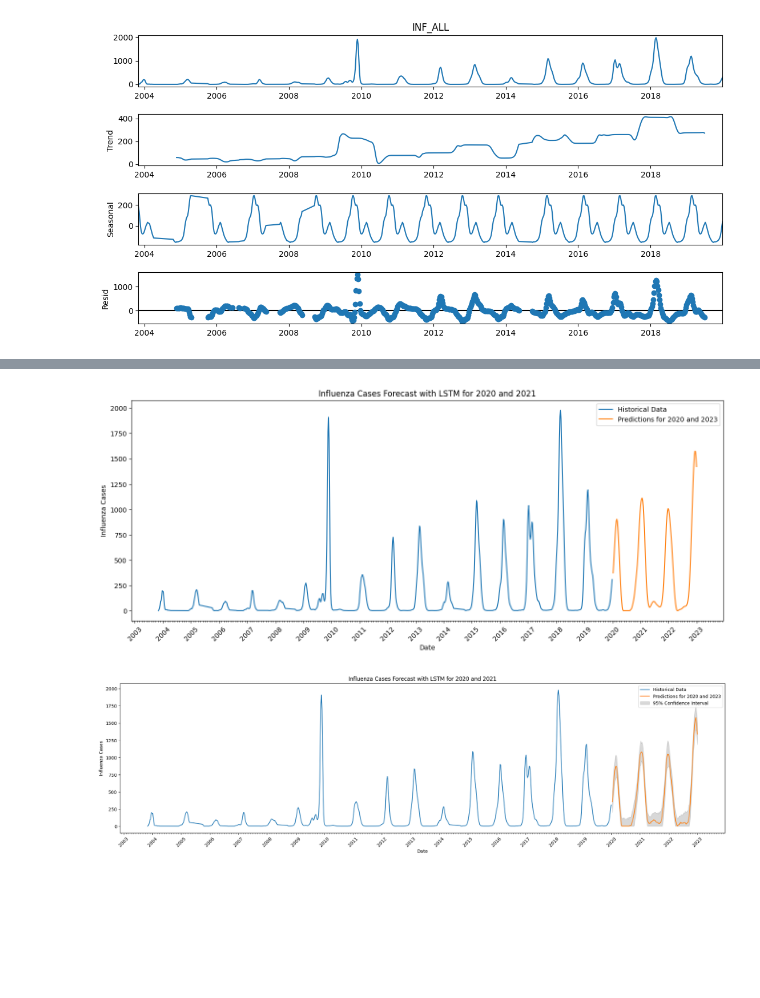
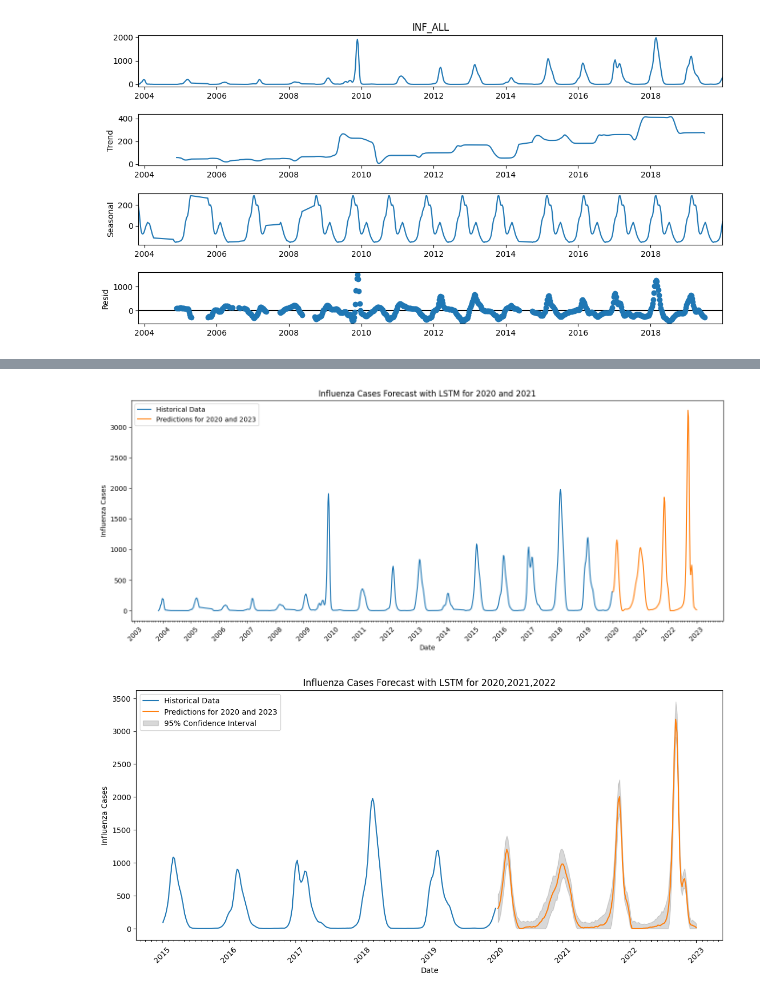
Before and after one commit to jramey2016/Computer-Epi-Project, a Jupyter notebook: Sweden-Data-And-Models/Forecast-Model-Sweden/Sweden_2000_to_2019_Forecast.ipynb, the cells around one changed output, grey strips where cells are left out. Drawn from its saved outputs; the diff is of its cells as text; code cells hidden in the pictures; blank space fills up the shorter version.

```diff
--- a/Sweden-Data-And-Models/Forecast-Model-Sweden/Sweden_2000_to_2019_Forecast.ipynb
+++ b/Sweden-Data-And-Models/Forecast-Model-Sweden/Sweden_2000_to_2019_Forecast.ipynb
@@ -74,12 +74,11 @@ def train_lstm_model(data, look_back, epochs, batch_size):
     model.add(LSTM(100, input_shape=(1, look_back)))
     model.add(Dropout(0.2))
     model.add(Dense(1))
-    model.compile(loss='mean_squared_error', optimizer='adam')
+    model.compile(loss='mean_absolute_error', optimizer='adam')
 
     # Train the model
-    early_stopping = EarlyStopping(monitor='val_loss', patience=10)
-    model.fit(train_x, train_y, epochs=epochs, batch_size=batch_size, validation_data=(test_x, test_y),
-              callbacks=[early_stopping], verbose=0) # Set verbose to 1 to see validation error.
+    # early_stopping = EarlyStopping(monitor='val_loss', patience=10)
+    model.fit(train_x, train_y, epochs=epochs, batch_size=batch_size, validation_data=(test_x, test_y), verbose=0)
 
     # Make predictions
     train_predict = model.predict(train_x)
@@ -128,7 +127,7 @@ plt.show()
 # %%
 # Train the LSTM model
 look_back = 104
-epochs = 50
+epochs = 150
 batch_size = 64
 lstm_model, scaler, train_predict, test_predict, train_y, test_y = train_lstm_model(
     data, look_back, epochs, batch_size
@@ -185,9 +233,9 @@ plt.xticks(rotation=45)
 
 plt.show()
 # %% [output]
-[figure, old version]
+[figure, new version]
 # %%
-def predict_future(model, scaler, data, look_back, num_weeks, num_simulations=100, noise_std=0.05):
+def predict_future(model, scaler, data, look_back, num_weeks, num_simulations=25, noise_std=0.05):
     future_predictions = []
     input_data = data[-look_back:]
 
@@ -217,34 +265,35 @@ def predict_future(model, scaler, data, look_back, num_weeks, num_simulations=10
 
     return future_predictions
 
 
 # Make predictions for 2020 and 2021 with confidence intervals
 num_weeks_2020_2021 = 52 * 3
 num_simulations = 100  # Number of simulations to run for each prediction
 future_predictions = predict_future(lstm_model, scaler, data, look_back, num_weeks_2020_2021, num_simulations)
 
 # Plot the predictions with confidence intervals
-plt.figure(figsize=(24, 6))
-plt.plot(data, label='Historical Data')
+plt.figure(figsize=(14, 6))
+historical_data_from_2015 = data['2015':]
+plt.plot(historical_data_from_2015.index, historical_data_from_2015, label='Historical Data')
 
 mean_predictions = [pred[0] for pred in future_predictions]
 lower_bounds = [pred[1] for pred in future_predictions]
 upper_bounds = [pred[2] for pred in future_predictions]
 
 plt.plot(prediction_dates, mean_predictions, label='Predictions for 2020 and 2023')
 plt.fill_between(prediction_dates, lower_bounds, upper_bounds, color='gray', alpha=0.3, label='95% Confidence Interval')
 plt.xlabel('Date')
 plt.ylabel('Influenza Cases')
-plt.title('Influenza Cases Forecast with LSTM for 2020 and 2021')
+plt.title('Influenza Cases Forecast with LSTM for 2020,2021,2022')
 plt.legend()
 
 # Set x-axis tick marks
 ax = plt.gca()
 ax.xaxis.set_major_locator(mdates.YearLocator())
 ax.xaxis.set_major_formatter(mdates.DateFormatter('%Y'))
 ax.xaxis.set_minor_locator(mdates.MonthLocator())
 plt.xticks(rotation=45)
 
 plt.show()
 # %% [output]
-[figure, old version]
+[figure, new version]
```
Also changed, not shown: parts of 3 cells of this notebook, 2 other files.
